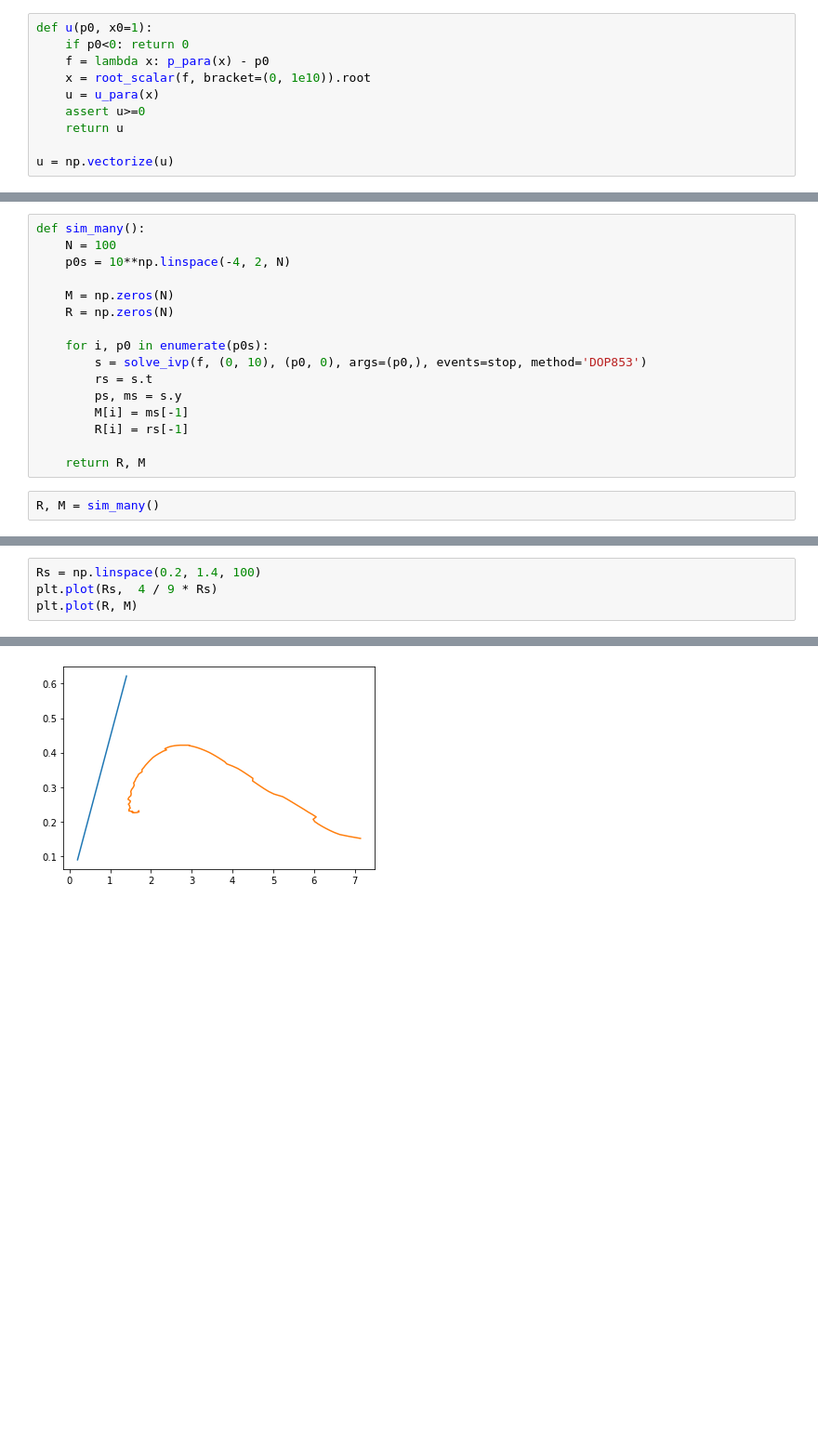
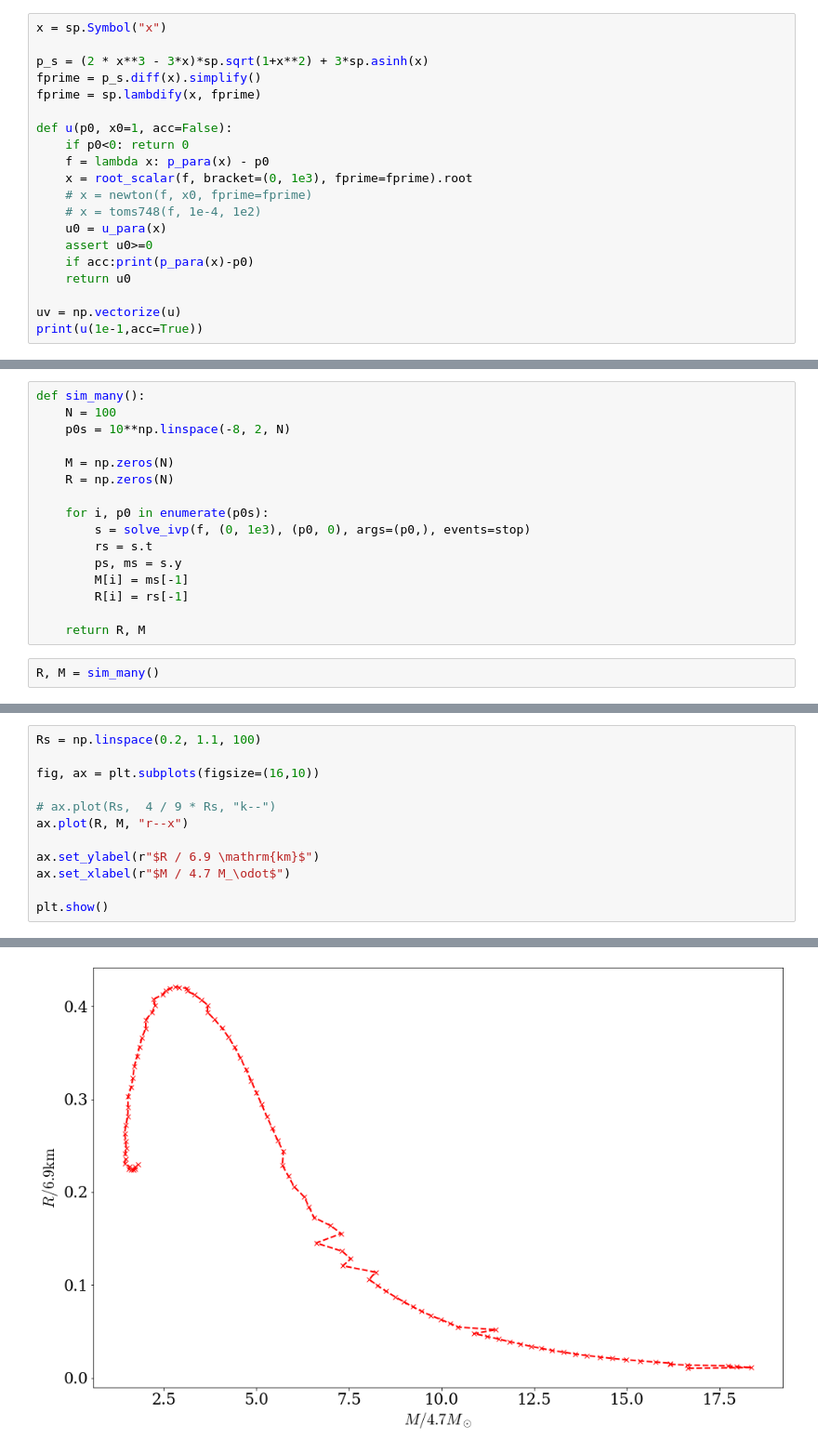
Before and after one commit to martkjoh/master, a Jupyter notebook: scripts/fermi_gas.ipynb, the cells around one changed output, grey strips where cells are left out. Shown at 93% size. Saved outputs shown, nothing was run; the diff lists cells and outputs as text; blank space fills up the shorter version.

```diff
--- a/scripts/fermi_gas.ipynb
+++ b/scripts/fermi_gas.ipynb
@@ -45,10 +29,20 @@ P = p_para(x)
 # %%
-def u(p0, x0=1):
+x = sp.Symbol("x")
+
+p_s = (2 * x**3 - 3*x)*sp.sqrt(1+x**2) + 3*sp.asinh(x)
+fprime = p_s.diff(x).simplify()
+fprime = sp.lambdify(x, fprime)
+
+def u(p0, x0=1, acc=False):
     if p0<0: return 0
     f = lambda x: p_para(x) - p0
-    x = root_scalar(f, bracket=(0, 1e10)).root
-    u = u_para(x)
-    assert u>=0
-    return u
+    x = root_scalar(f, bracket=(0, 1e3), fprime=fprime).root
+    # x = newton(f, x0, fprime=fprime)
+    # x = toms748(f, 1e-4, 1e2)
+    u0 = u_para(x)
+    assert u0>=0
+    if acc:print(p_para(x)-p0)
+    return u0
 
-u = np.vectorize(u)
+uv = np.vectorize(u)
+print(u(1e-1,acc=True))
@@ -139,13 +120,13 @@ plt.plot(r1, spline(r1))
 # %%
 def sim_many():
     N = 100
-    p0s = 10**np.linspace(-4, 2, N)
+    p0s = 10**np.linspace(-8, 2, N)
 
     M = np.zeros(N)
     R = np.zeros(N)
 
     for i, p0 in enumerate(p0s):
-        s = solve_ivp(f, (0, 10), (p0, 0), args=(p0,), events=stop, method='DOP853')
+        s = solve_ivp(f, (0, 1e3), (p0, 0), args=(p0,), events=stop)
         rs = s.t
         ps, ms = s.y
         M[i] = ms[-1]
@@ -162,5 +138,13 @@ plt.plot(R, M, "--,")
 # %%
-Rs = np.linspace(0.2, 1.4, 100)
-plt.plot(Rs,  4 / 9 * Rs)
-plt.plot(R, M)
+Rs = np.linspace(0.2, 1.1, 100)
+
+fig, ax = plt.subplots(figsize=(16,10))
+
+# ax.plot(Rs,  4 / 9 * Rs, "k--")
+ax.plot(R, M, "r--x")
+
+ax.set_ylabel(r"$R / 6.9 \mathrm{km}$")
+ax.set_xlabel(r"$M / 4.7 M_\odot$")
+
+plt.show()
 # %% [output]
@@ -168 +151 @@ plt.plot(R, M)
-[figure, old version]
+[figure, new version]
```
Also changed, not shown: parts of 12 cells of this notebook, 9 other files.
